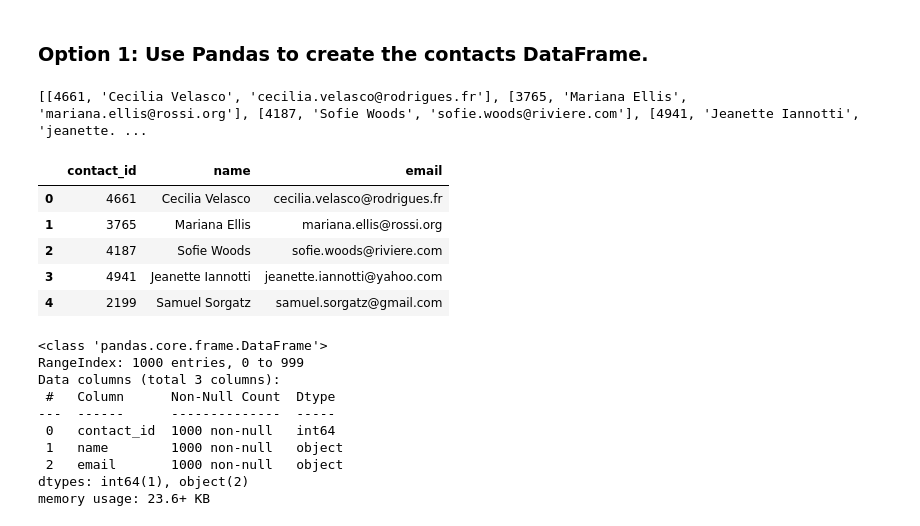
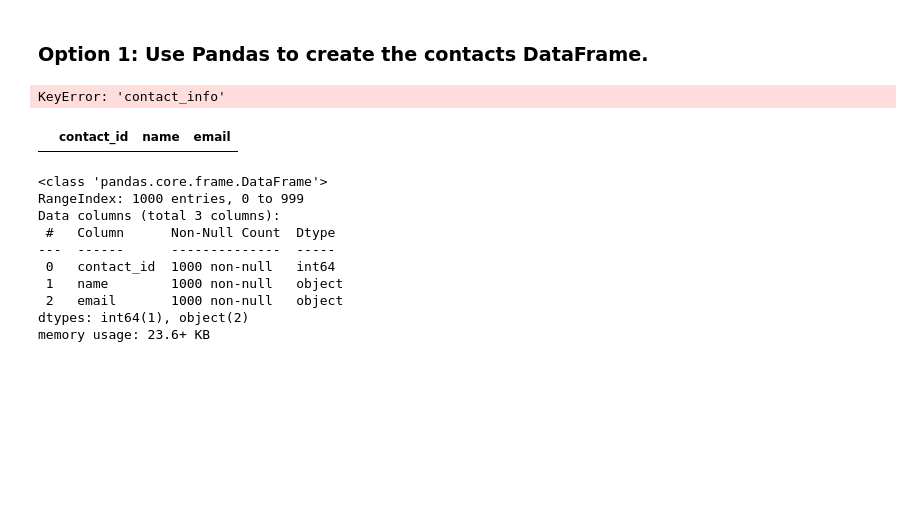
Before and after one commit to nickbartram/Crowdfunding_ETL, a Jupyter notebook: ETL_Mini_Project_NArora_NBartram.ipynb, the cells around one changed output. Saved outputs shown, nothing was run; the diff lists cells and outputs as text; code cells hidden in the pictures; blank space fills up the shorter version.

```diff
--- a/ETL_Mini_Project_NArora_NBartram.ipynb
+++ b/ETL_Mini_Project_NArora_NBartram.ipynb
@@ -320,21 +320,21 @@ Then export the DataFrame as a `contacts.csv` CSV file.
 import json
 dict_values = []
 
+for index, row in contact_info_df.iterrows():
+    row_dict = json.loads(row['contact_info'])
+    dict_values.append(row_dict)
 
 # Print out the list of values for each row.
 print(dict_values)
 # %% [output]
-[[4661, 'Cecilia Velasco', 'cecilia.velasco@rodrigues.fr'], [3765, 'Mariana Ellis', 'mariana.ellis@rossi.org'], [4187, 'Sofie Woods', 'sofie.woods@riviere.com'], [4941, 'Jeanette Iannotti', 'jeanette. ...
+KeyError: 'contact_info'
 # %%
 # Create a contact_info DataFrame and add each list of values, i.e., each row
 # to the 'contact_id', 'name', 'email' columns.
+contacts_info = pd.DataFrame(dict_values, columns=['contact_id', 'name', 'email'])
+contacts_info.head()
 # %% [output]
 |  | contact_id | name | email |
-| 0 | 4661 | Cecilia Velasco | cecilia.velasco@rodrigues.fr |
-| 1 | 3765 | Mariana Ellis | mariana.ellis@rossi.org |
-| 2 | 4187 | Sofie Woods | sofie.woods@riviere.com |
-| 3 | 4941 | Jeanette Iannotti | jeanette.iannotti@yahoo.com |
-| 4 | 2199 | Samuel Sorgatz | samuel.sorgatz@gmail.com |
 # %%
 # Check the datatypes.
 # %% [output]
```
Also changed, not shown: parts of 1 cell of this notebook.
